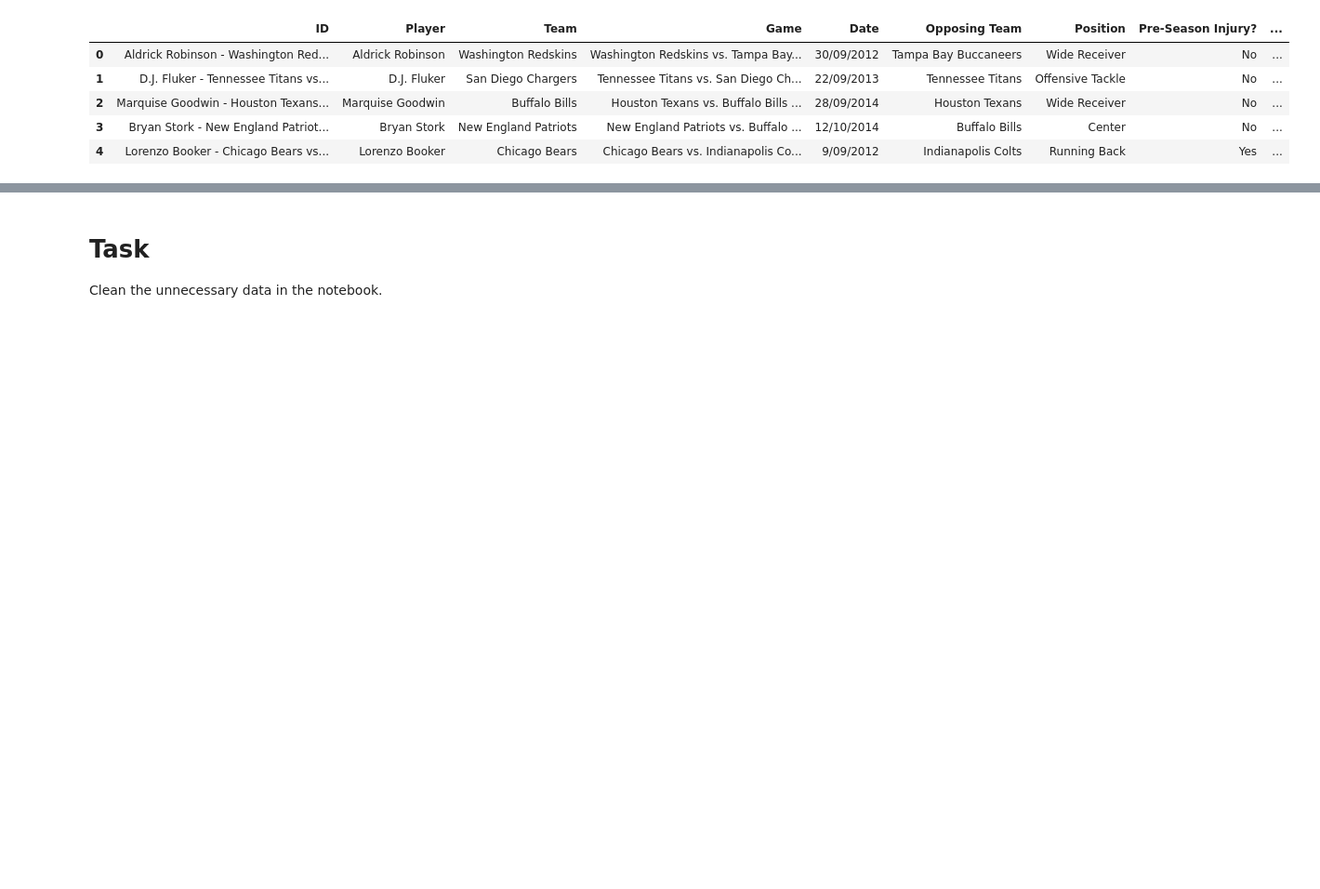
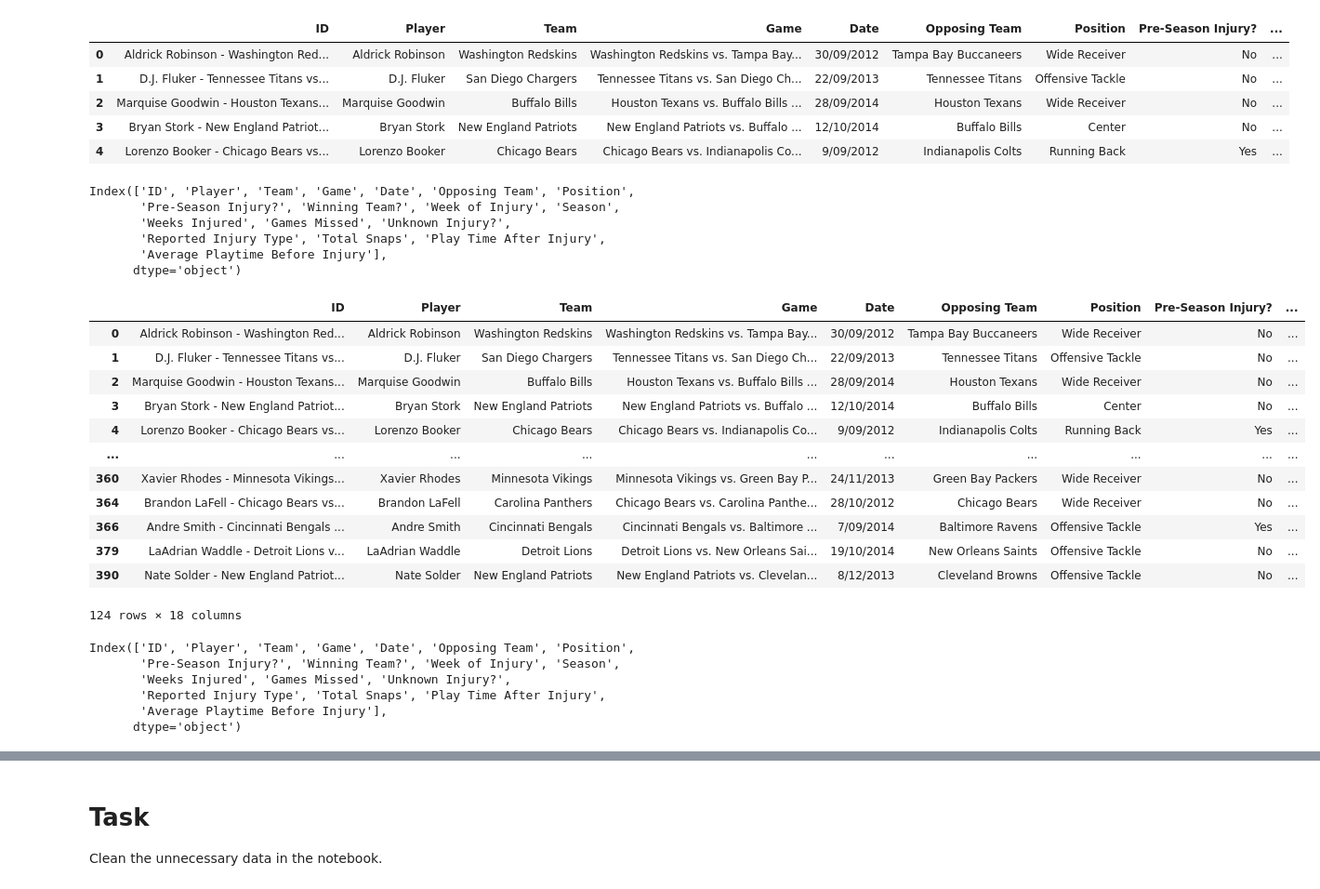
Before and after one commit to Albert-hub09/Albert_Football, a Jupyter notebook: Albert_Football.ipynb, the cells around one changed output, grey strips where cells are left out. Shown at 93% size. Cells and saved outputs as stored; diff of their text form; code cells hidden in the pictures; blank space fills up the shorter version.

```diff
--- a/Albert_Football.ipynb
+++ b/Albert_Football.ipynb
@@ -22,3 +22,40 @@ df.head()
 | 2 | Marquise Goodwin - Houston Texans... | Marquise Goodwin | Buffalo Bills | Houston Texans vs. Buffalo Bills ... | 28/09/2014 | Houston Texans | Wide Receiver | No | ... |
 | 3 | Bryan Stork - New England Patriot... | Bryan Stork | New England Patriots | New England Patriots vs. Buffalo ... | 12/10/2014 | Buffalo Bills | Center | No | ... |
 | 4 | Lorenzo Booker - Chicago Bears vs... | Lorenzo Booker | Chicago Bears | Chicago Bears vs. Indianapolis Co... | 9/09/2012 | Indianapolis Colts | Running Back | Yes | ... |
+# %%
+df.columns
+# %% [output]
+Index(['ID', 'Player', 'Team', 'Game', 'Date', 'Opposing Team', 'Position',
+       'Pre-Season Injury?', 'Winning Team?', 'Week of Injury', 'Season',
+       'Weeks Injured', 'Games Missed', 'Unknown Injury?',
+       'Reported Injury Type', 'Total Snaps', 'Play Time After Injury',
+       'Average Playtime Before Injury'],
+      dtype='object')
+# %%
+p = ['Wide Receiver','Offensive Tackle','Center','Running Back']
+df2 = df[df['Position'].isin(p)]
+# %%
+df2
+# %% [output]
+|  | ID | Player | Team | Game | Date | Opposing Team | Position | Pre-Season Injury? | ... |
+| 0 | Aldrick Robinson - Washington Red... | Aldrick Robinson | Washington Redskins | Washington Redskins vs. Tampa Bay... | 30/09/2012 | Tampa Bay Buccaneers | Wide Receiver | No | ... |
+| 1 | D.J. Fluker - Tennessee Titans vs... | D.J. Fluker | San Diego Chargers | Tennessee Titans vs. San Diego Ch... | 22/09/2013 | Tennessee Titans | Offensive Tackle | No | ... |
+| 2 | Marquise Goodwin - Houston Texans... | Marquise Goodwin | Buffalo Bills | Houston Texans vs. Buffalo Bills ... | 28/09/2014 | Houston Texans | Wide Receiver | No | ... |
+| 3 | Bryan Stork - New England Patriot... | Bryan Stork | New England Patriots | New England Patriots vs. Buffalo ... | 12/10/2014 | Buffalo Bills | Center | No | ... |
+| 4 | Lorenzo Booker - Chicago Bears vs... | Lorenzo Booker | Chicago Bears | Chicago Bears vs. Indianapolis Co... | 9/09/2012 | Indianapolis Colts | Running Back | Yes | ... |
+| ... | ... | ... | ... | ... | ... | ... | ... | ... | ... |
+| 360 | Xavier Rhodes - Minnesota Vikings... | Xavier Rhodes | Minnesota Vikings | Minnesota Vikings vs. Green Bay P... | 24/11/2013 | Green Bay Packers | Wide Receiver | No | ... |
+| 364 | Brandon LaFell - Chicago Bears vs... | Brandon LaFell | Carolina Panthers | Chicago Bears vs. Carolina Panthe... | 28/10/2012 | Chicago Bears | Wide Receiver | No | ... |
+| 366 | Andre Smith - Cincinnati Bengals ... | Andre Smith | Cincinnati Bengals | Cincinnati Bengals vs. Baltimore ... | 7/09/2014 | Baltimore Ravens | Offensive Tackle | Yes | ... |
+| 379 | LaAdrian Waddle - Detroit Lions v... | LaAdrian Waddle | Detroit Lions | Detroit Lions vs. New Orleans Sai... | 19/10/2014 | New Orleans Saints | Offensive Tackle | No | ... |
+| 390 | Nate Solder - New England Patriot... | Nate Solder | New England Patriots | New England Patriots vs. Clevelan... | 8/12/2013 | Cleveland Browns | Offensive Tackle | No | ... |
+124 rows × 18 columns
+# %%
+df.columns
+# %% [output]
+Index(['ID', 'Player', 'Team', 'Game', 'Date', 'Opposing Team', 'Position',
+       'Pre-Season Injury?', 'Winning Team?', 'Week of Injury', 'Season',
+       'Weeks Injured', 'Games Missed', 'Unknown Injury?',
+       'Reported Injury Type', 'Total Snaps', 'Play Time After Injury',
+       'Average Playtime Before Injury'],
+      dtype='object')
```
Also changed, not shown: parts of 13 cells of this notebook.
